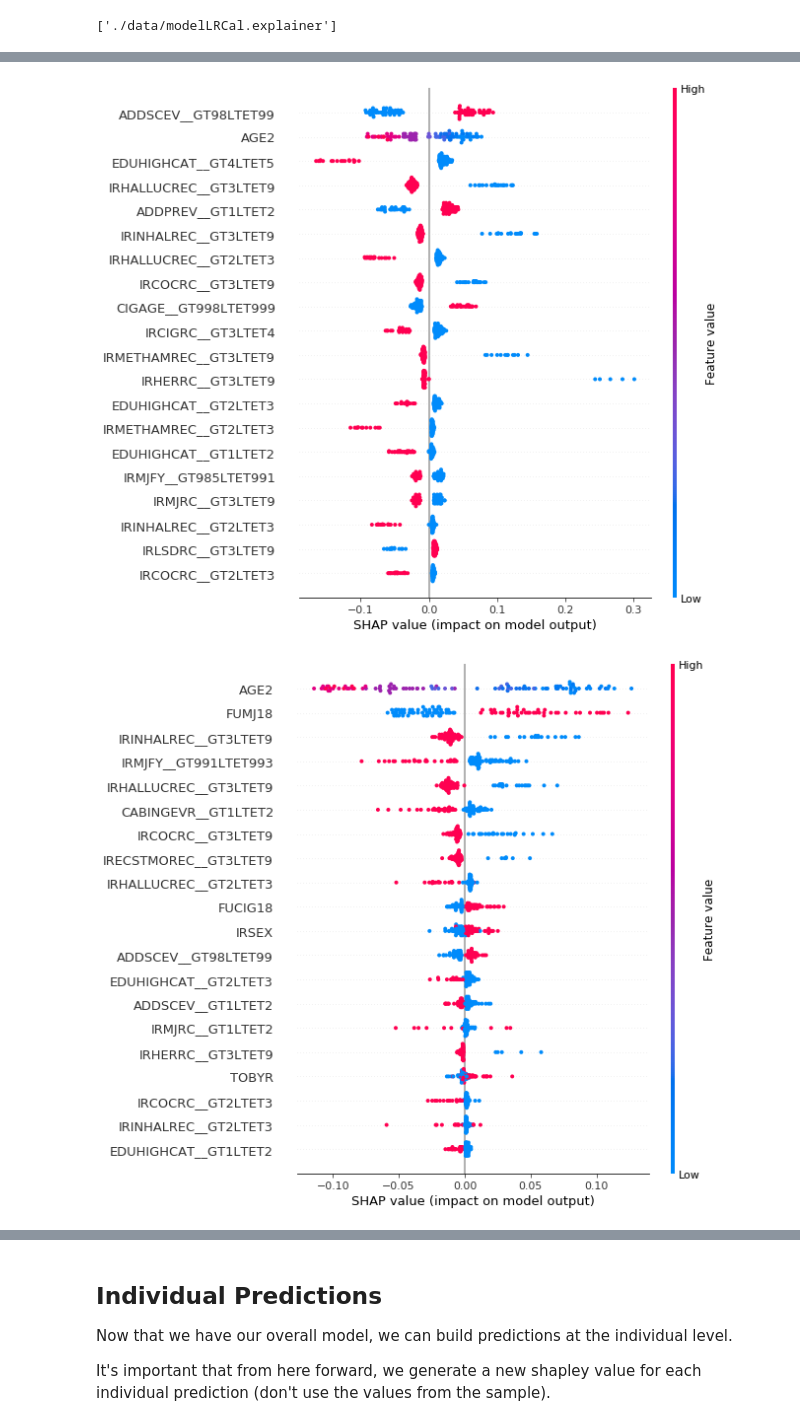
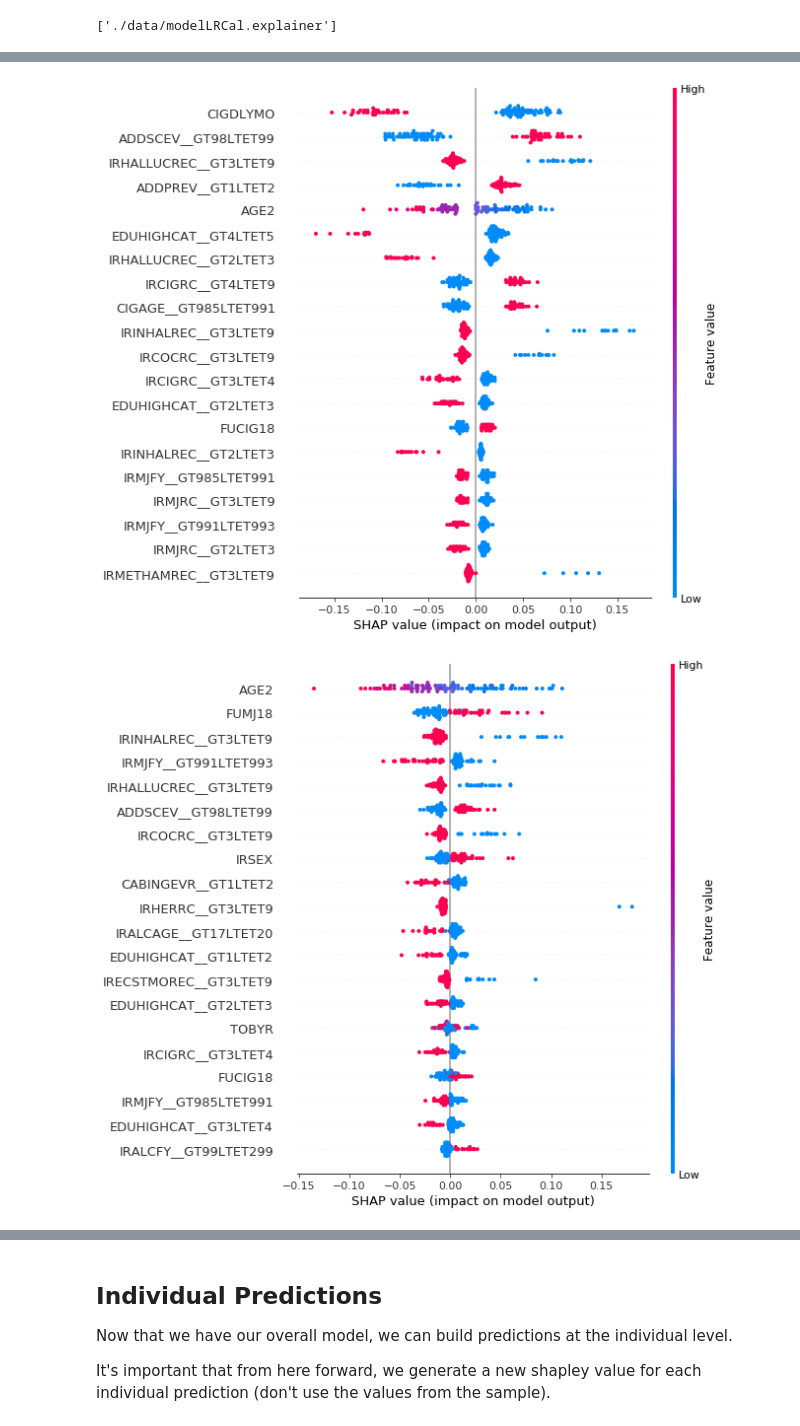
Before and after one commit to sharadv99/capstone-OpioidAddictionRisk, a Jupyter notebook: Opioid_05FeatureImp.ipynb, the cells around one changed output, grey strips where cells are left out. Drawn from its saved outputs; the diff is of its cells as text; code cells hidden in the pictures.

Commit message:
Changed from pandas to numpy to accomodate better interplay between models and shapley values

```diff
--- a/Opioid_05FeatureImp.ipynb
+++ b/Opioid_05FeatureImp.ipynb
@@ -59,8 +59,14 @@ calibratorXGB = joblib.load(dataDir+'calibXGB.model')
 
 
 #Load data used for feature importance
-valX = pd.read_pickle(dataDir+'valX.pickle.zip')
-testX = pd.read_pickle(dataDir+'testX.pickle.zip')
+#OLD, USING NUMPY NOW
+#valX = pd.read_pickle(dataDir+'valX.pickle.zip')
+#testX = pd.read_pickle(dataDir+'testX.pickle.zip')
+valX = np.load(file=dataDir+'valX.npy')
+testX = np.load(file=dataDir+'testX.npy')
+
+#Load feature names (column names)
+colNamesList = joblib.load(dataDir+'colNamesList.zip')
 
 end = timer()
 print('Run time: {:.1f} seconds'.format(end - start)) # Time in seconds
@@ -152,20 +167,22 @@ joblib.dump(explainerLRCal, dataDir+'modelLRCal.explainer')
 # %% [output]
 ['./data/modelLRCal.explainer']
 # %%
+#This cell takes ~3 min to run
+
 #Overall model inspection
-valXSample = valX.sample(100)
+valXSample = valX[np.random.choice(valX.shape[0], 100, replace=False), :]
 shap_valuesLRCal = explainerLRCal.shap_values(valXSample)
 shap_valuesXGB = explainerXGB.shap_values(valXSample)
 # %% [output]
 [interactive output not drawn]
 # %%
-shap.summary_plot(np.array(shap_valuesLRCal)[1], valXSample)
+shap.summary_plot(np.array(shap_valuesLRCal)[1], valXSample, feature_names=colNamesList)
 # %% [output]
-[figure, old version]
+[figure, new version]
 # %%
-shap.summary_plot(shap_valuesXGB, valXSample)
+shap.summary_plot(shap_valuesXGB, valXSample, feature_names=colNamesList)
 # %% [output]
-[figure, old version]
+[figure, new version]
 # %%
 np.set_printoptions(precision=3)
 np.set_printoptions(suppress=True)
```
Also changed, not shown: parts of 34 cells of this notebook, 26 other files.
